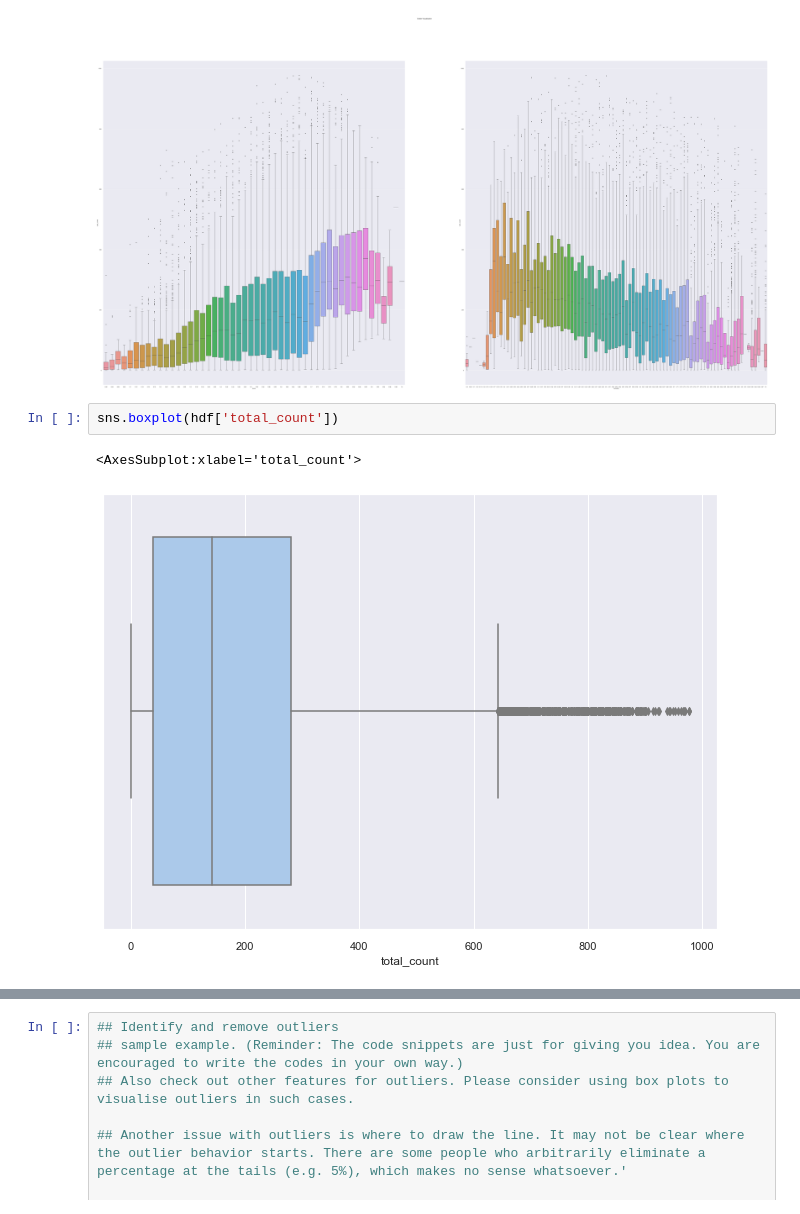
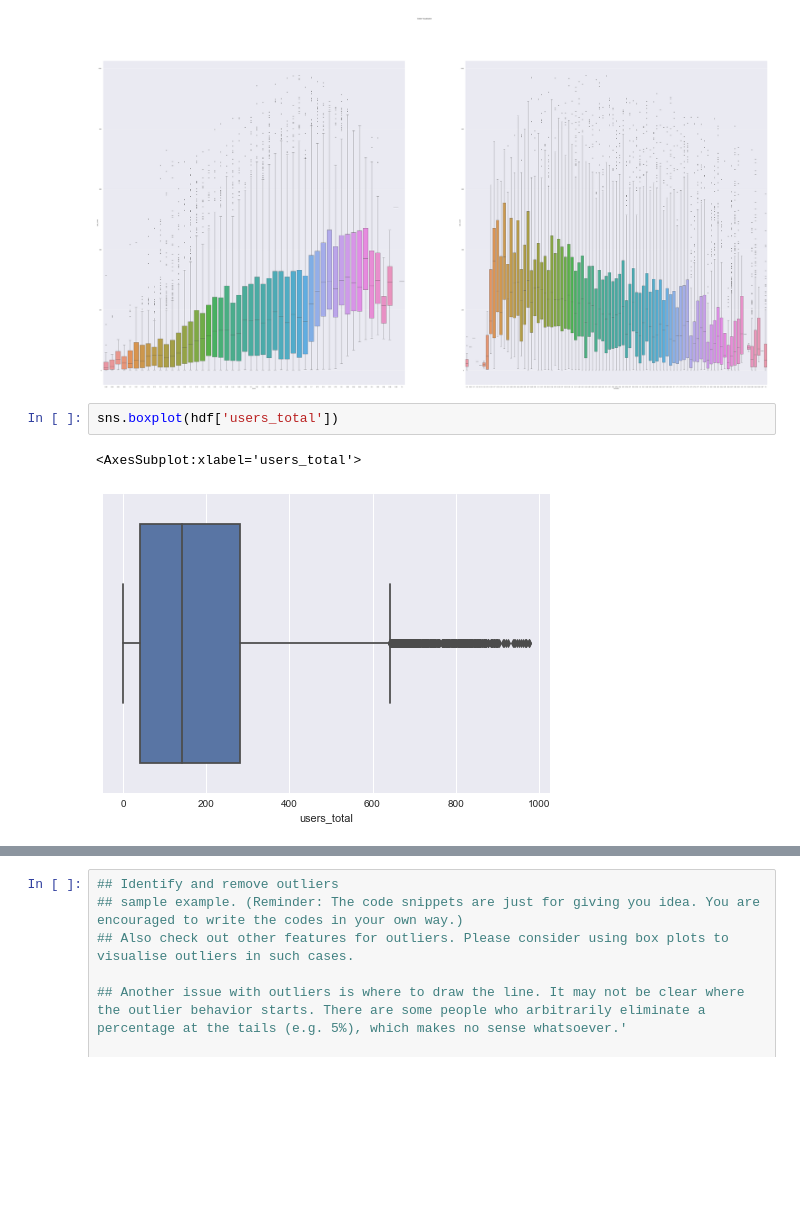
Before and after one commit to shekharbiswas/antelope, a Jupyter notebook: bikesharing.ipynb, the cells around one changed output, grey strips where cells are left out. Saved outputs shown, nothing was run; the diff lists cells and outputs as text; blank space fills up the shorter version.

```diff
--- a/bikesharing.ipynb
+++ b/bikesharing.ipynb
@@ -468,8 +480,8 @@ sns.boxplot(x="humidity", y="total_count", data=hdf, ax=ax[1])
 <AxesSubplot:xlabel='humidity', ylabel='total_count'>
 [figure]
 # %%
-sns.boxplot(hdf['total_count'])
+sns.boxplot(hdf['users_total'])
 # %% [output]
-<AxesSubplot:xlabel='total_count'>
+<AxesSubplot:xlabel='users_total'>
-[figure, old version]
+[figure, new version]
 # %%
```
Also changed, not shown: parts of 27 cells of this notebook, 1 other file.
